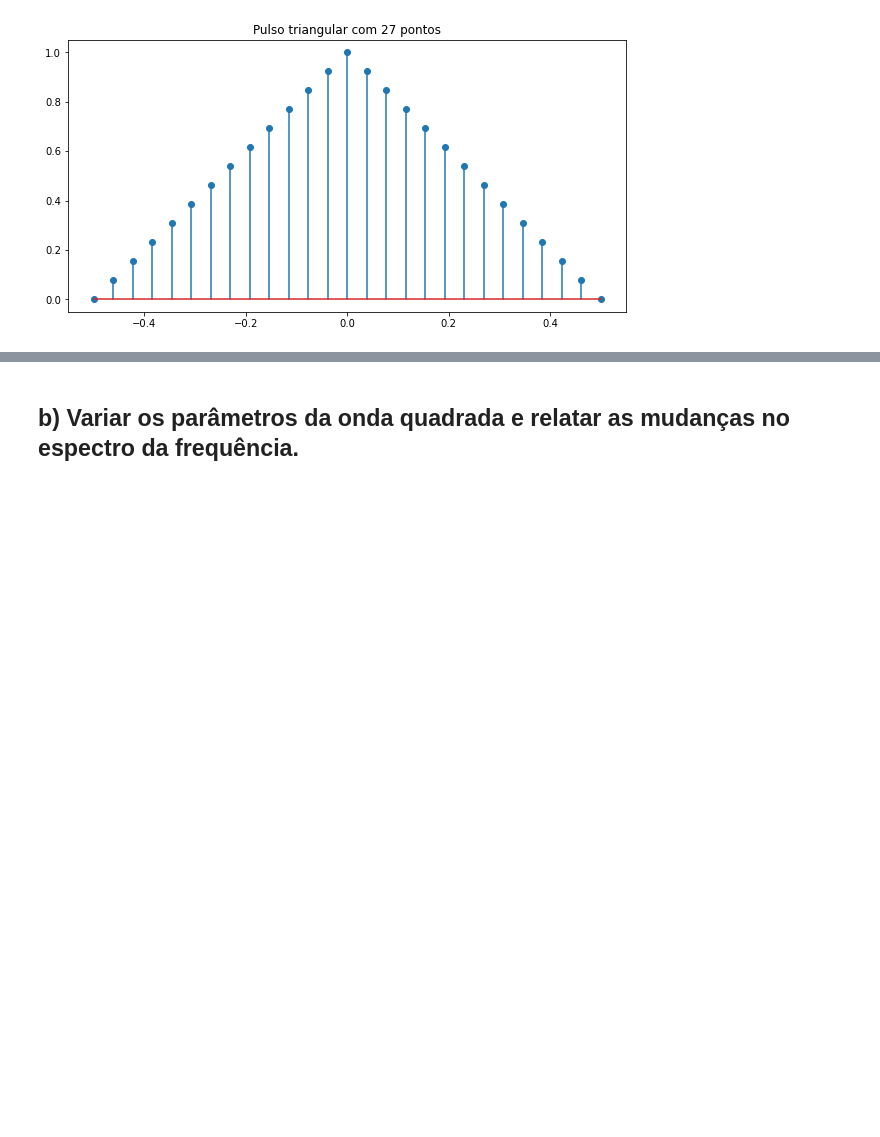
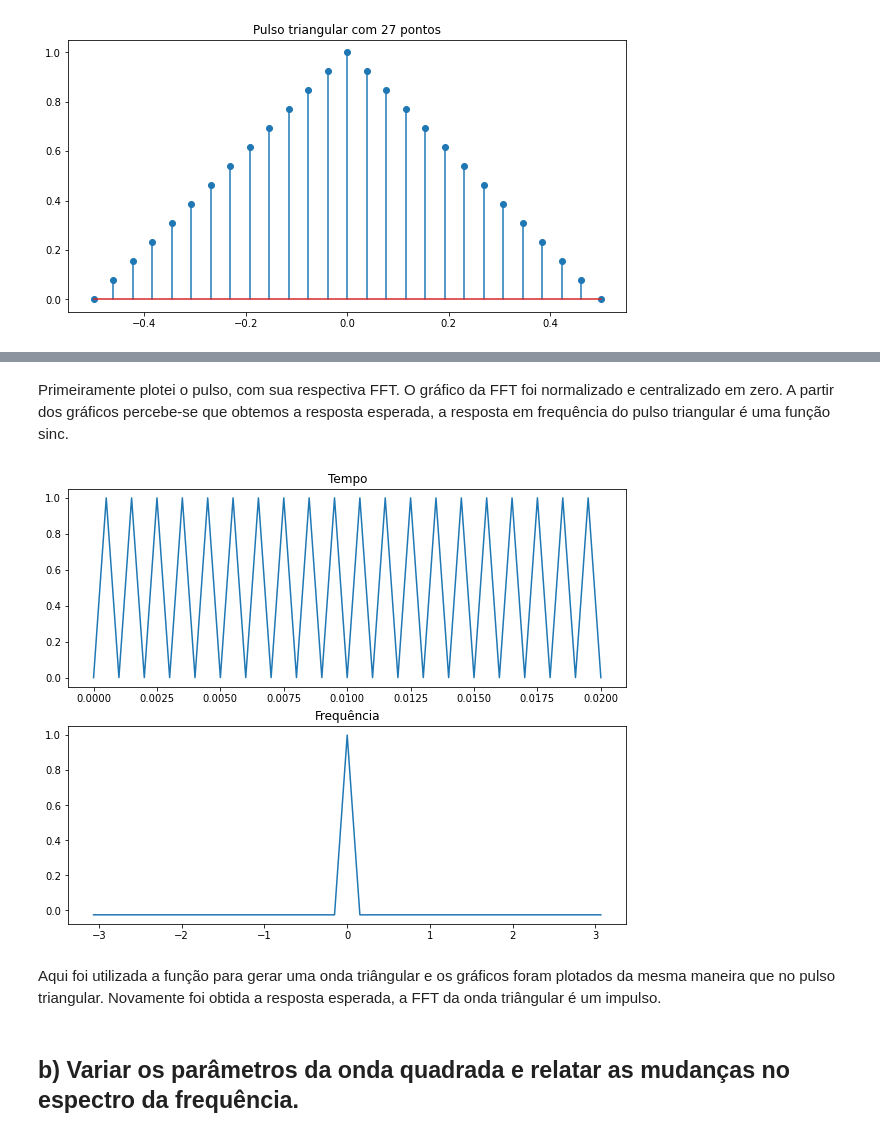
Before and after one commit to leogargitter/fundamentos-comunicacao, a Jupyter notebook: relatorio1.ipynb, the cells around one changed output, grey strips where cells are left out. Drawn from its saved outputs; the diff is of its cells as text; code cells hidden in the pictures; blank space fills up the shorter version.

```diff
--- a/relatorio1.ipynb
+++ b/relatorio1.ipynb
@@ -73,3 +95,32 @@ Observando o plot acima percebe-se que realizando a FFT de um pulso triangular n
+# %% [markdown]
+Primeiramente plotei o pulso, com sua respectiva FFT. O gráfico da FFT foi normalizado e centralizado em zero. A partir dos gráficos percebe-se que obtemos a resposta esperada, a resposta em frequência do pulso triangular é uma função sinc.
+# %%
+def onda_triangular(ciclos):
+    A = 1
+    f = 1000
+    T = 1 / f
+    tempo = arange(0, ciclos * T * 1.001, T / 2)
+    y = zeros(3 + ((ciclos - 1) * 2))
+    y[1::2] = A
+    return tempo, y
+
+x,y = onda_triangular(20)
+figure(figsize=(10,8))
+subplot(2,1,1)
+plot(x,y)
+title("Tempo")
+
+
+yf = fftshift(fft(y))
+xf = fftshift(fftfreq(len(yf)) * 2 * pi)
+subplot(2,1,2)
+plot(xf,yf/max(yf))
+title('Frequência')
+show()
+# %% [output]
+[figure, added]
+# %% [markdown]
+Aqui foi utilizada a função para gerar uma onda triângular e os gráficos foram plotados da mesma maneira que no pulso triangular. Novamente foi obtida a resposta esperada, a FFT da onda triângular é um impulso.
 # %% [markdown]
 ## b) Variar os parâmetros da onda quadrada e relatar as mudanças no espectro da frequência.
 # %%
```
Also changed, not shown: parts of 6 cells of this notebook, 1 other file.
